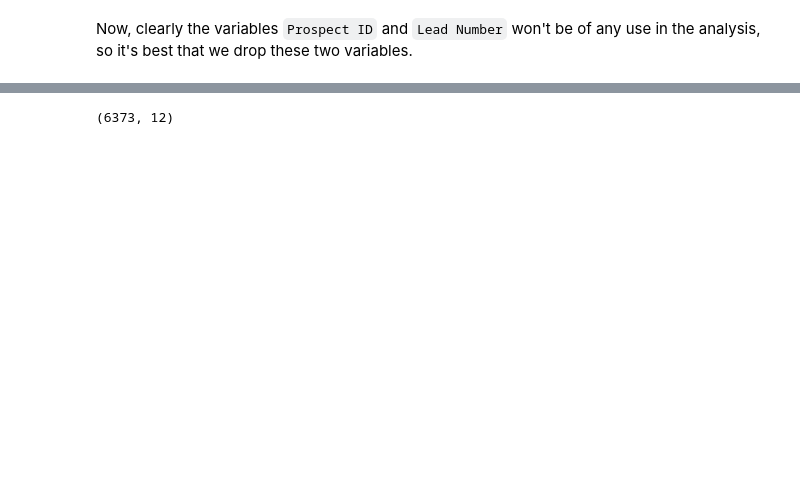
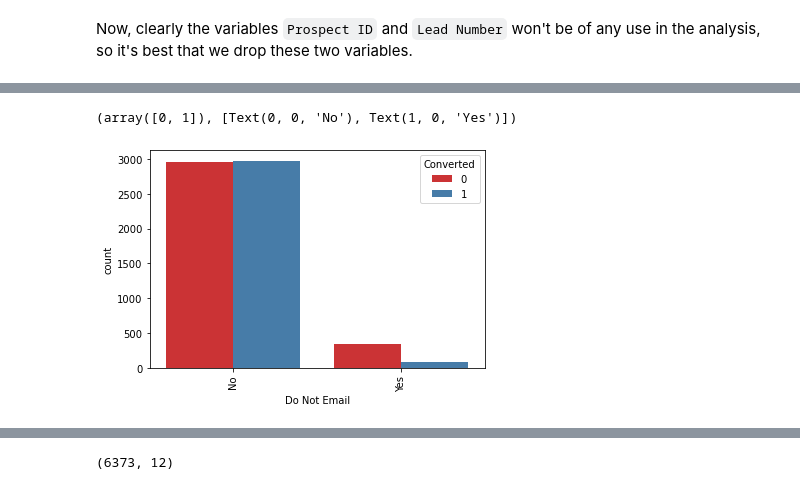
Before and after one commit to agangise/Lead_Score_Case_Study_Upgrad, a Jupyter notebook: Lead Scoring Case Study.ipynb, the cells around one changed output, grey strips where cells are left out. Drawn from its saved outputs; the diff is of its cells as text; code cells hidden in the pictures; blank space fills up the shorter version.

```diff
--- a/Lead Scoring Case Study.ipynb
+++ b/Lead Scoring Case Study.ipynb
@@ -363,0 +406,6 @@ Now, clearly the variables `Prospect ID` and `Lead Number` won't be of any use i
+# %%
+sns.countplot(x = "Do Not Email", hue = "Converted", data = leads,palette='Set1')
+plt.xticks(rotation = 90)
+# %% [output]
+(array([0, 1]), [Text(0, 0, 'No'), Text(1, 0, 'Yes')])
+[figure, added]
```
Also changed, not shown: parts of 16 cells of this notebook.
